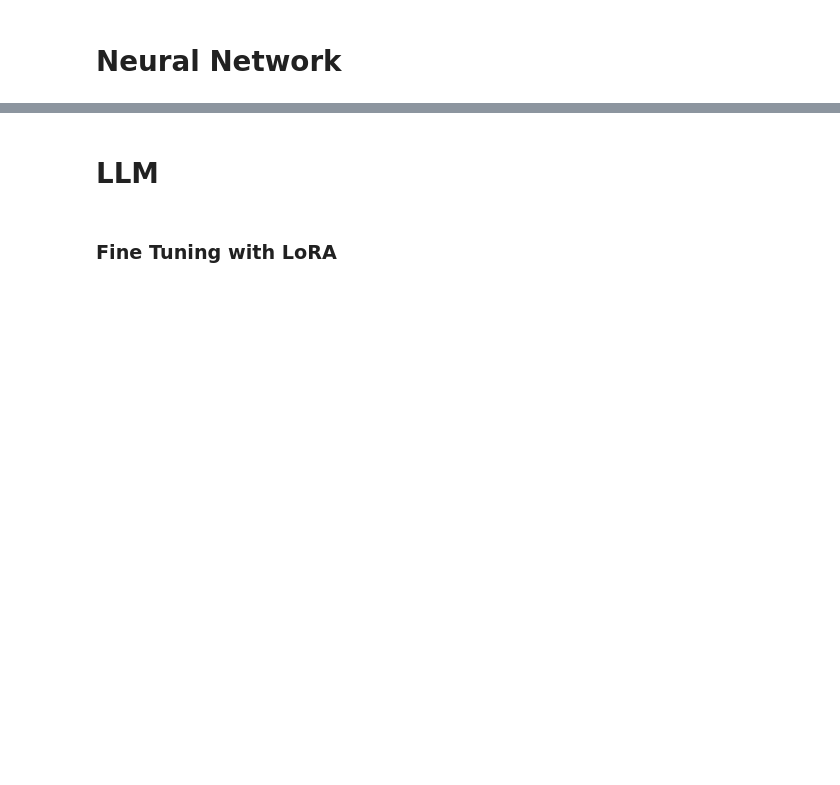
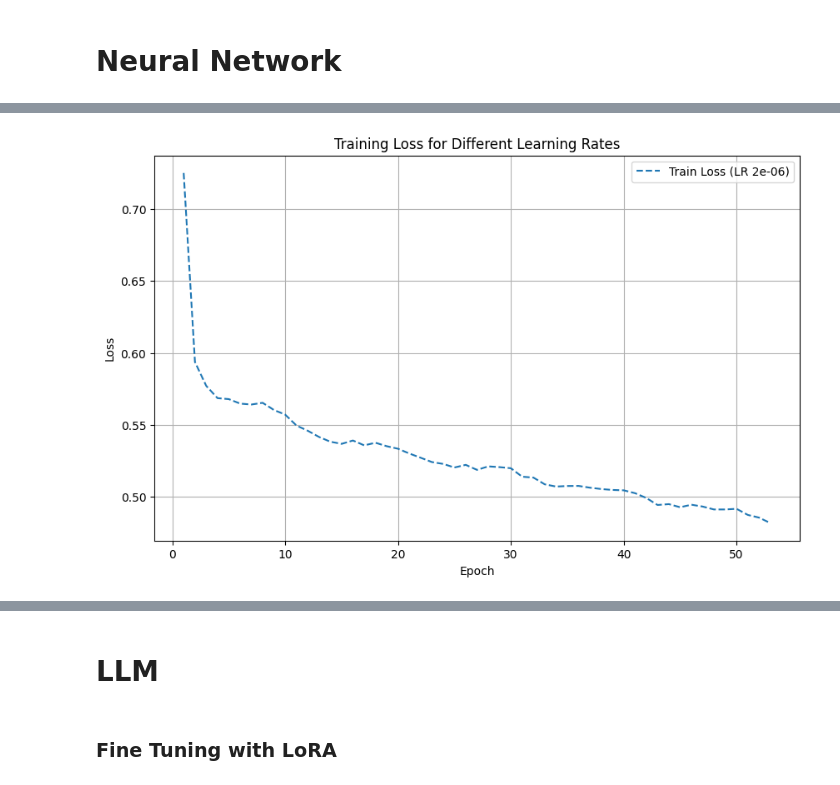
Before and after one commit to DiegoFleury/MI201-groupe-4, a Jupyter notebook: notebooks/classification.ipynb, the cells around one changed output, grey strips where cells are left out. Drawn from its saved outputs; the diff is of its cells as text; code cells hidden in the pictures; blank space fills up the shorter version.

Commit message:
Best lr = 2e-6, epochs = 50, acc = 80

```diff
--- a/notebooks/classification.ipynb
+++ b/notebooks/classification.ipynb
@@ -474,8 +505,4 @@ Validation Accuracy: 0.7578
 # %%
-NUM_CLASSES = 3
-LEARNING_RATE = 2e-5
-EPOCHS = 20
-
 class SentimentClassifier(nn.Module):
     def __init__(self, input_dim=768, hidden1=1024, hidden2=2048, output_dim=3, dropout=0.1):
         super(SentimentClassifier, self).__init__()
@@ -490,26 +517,34 @@ class SentimentClassifier(nn.Module):
         # Dropout
         self.dropout = nn.Dropout(dropout)
 
+        # Batch norm
+        self.bn1 = nn.BatchNorm1d(hidden1)
+        self.bn2 = nn.BatchNorm1d(hidden2)
+        self.bn3 = nn.BatchNorm1d(hidden1)
+
         # Ativação
-        self.relu = nn.ReLU()
+        self.activation = nn.GELU()
 
     def forward(self, x):
         skip = x  # Guardando a entrada para o skip connection
 
         x = self.fc1(x)
-        x = self.relu(x)
+        x = self.bn1(x)
+        x = self.activation(x)
         x = self.dropout(x)
 
         x = self.fc2(x)
-        x = self.relu(x)
+        x = self.bn2(x)
+        x = self.activation(x)
         x = self.dropout(x)
 
         x = self.fc3(x)
-        x = self.relu(x)
+        x = self.bn3(x)
+        x = self.activation(x)
         x = self.dropout(x)
 
         x = self.fc4(x)
-        x = self.relu(x)
+        x = self.activation(x)
 
         x = x + skip  # Skip connection somando com a entrada original
 
@@ -576,0 +620,15 @@ Epoch 20/20, Loss: 0.4781
+# %%
+# 📊 Plotando os resultados
+plt.figure(figsize=(10, 6))
+
+for lr, losses in all_train_losses.items():
+    plt.plot(range(1, 53 + 1), losses, label=f"Train Loss ({lr})", linestyle="dashed")
+
+plt.xlabel("Epoch")
+plt.ylabel("Loss")
+plt.title("Training Loss for Different Learning Rates")
+plt.legend()
+plt.grid()
+plt.show()
+# %% [output]
+[figure, added]
```
Also changed, not shown: parts of 14 cells of this notebook.
